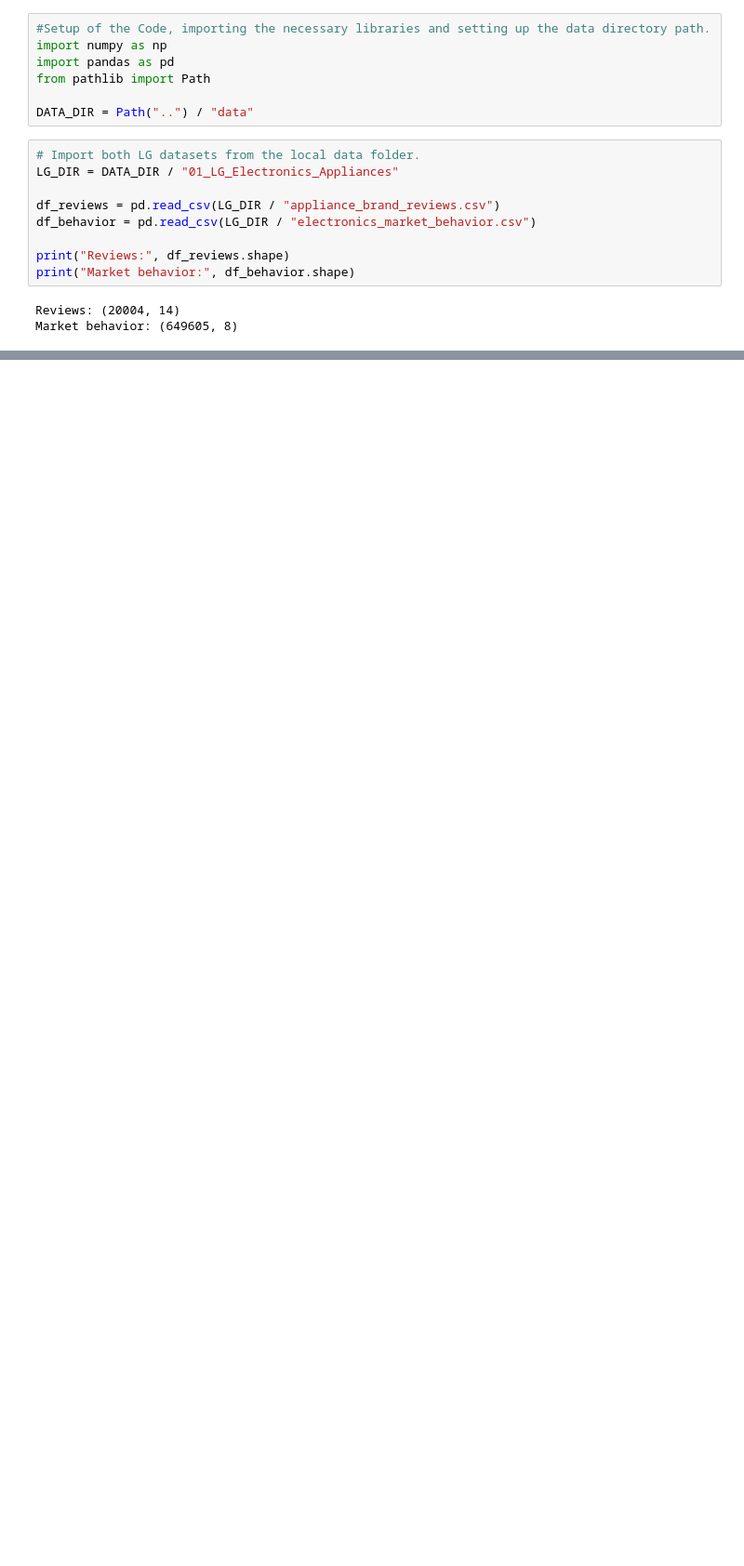
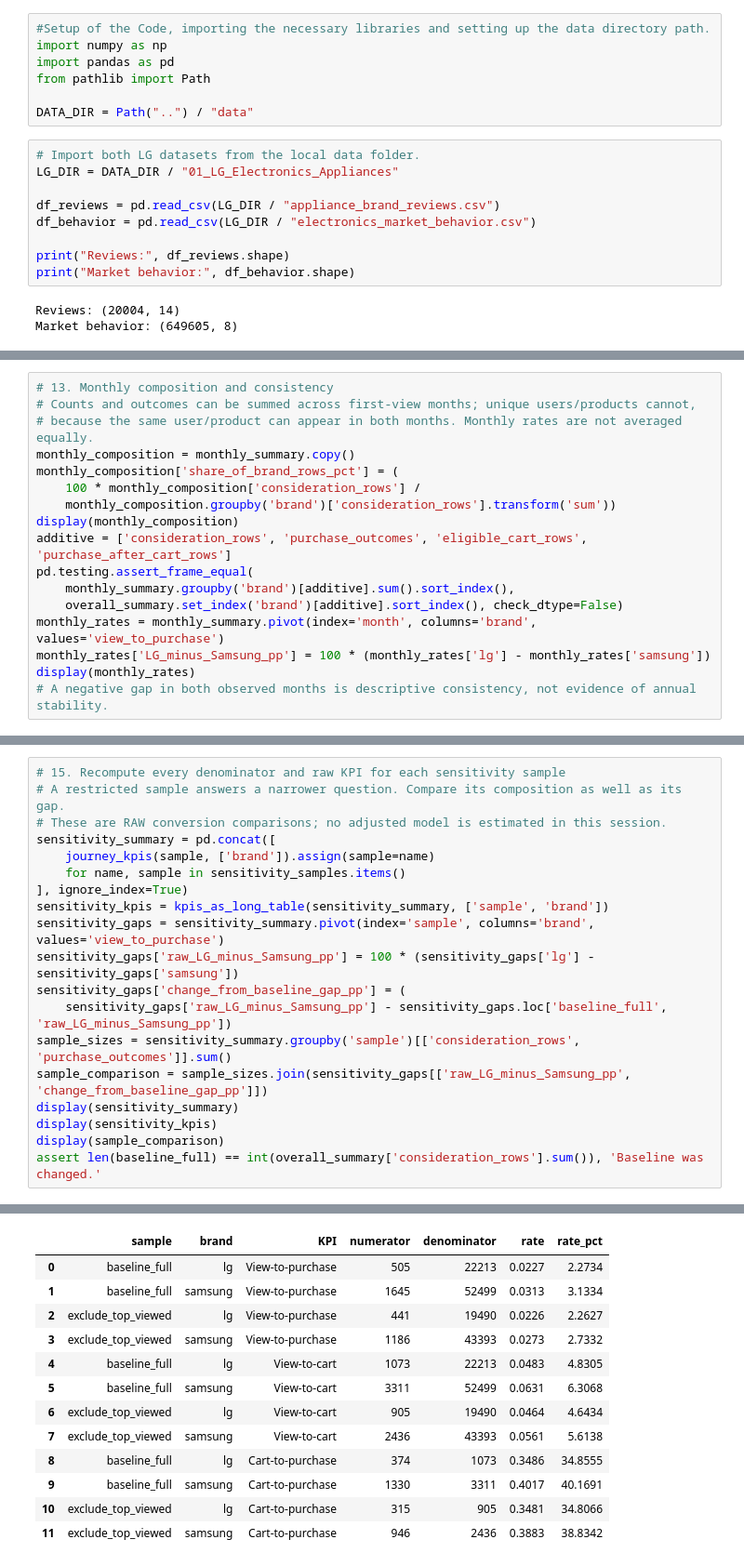
Before and after one commit to Dod0ria/Marketing-Project, a Jupyter notebook: Edoardo_notebook.ipynb, the cells around one changed output, grey strips where cells are left out. Shown at 93% size. Drawn from its saved outputs; the diff is of its cells as text; blank space fills up the shorter version.

```diff
--- a/Edoardo_notebook.ipynb
+++ b/Edoardo_notebook.ipynb
@@ -441,0 +597,17 @@ No price filter has been applied.
+# %%
+# 13. Monthly composition and consistency
+# Counts and outcomes can be summed across first-view months; unique users/products cannot,
+# because the same user/product can appear in both months. Monthly rates are not averaged equally.
+monthly_composition = monthly_summary.copy()
+monthly_composition['share_of_brand_rows_pct'] = (
+    100 * monthly_composition['consideration_rows'] /
+    monthly_composition.groupby('brand')['consideration_rows'].transform('sum'))
+display(monthly_composition)
+additive = ['consideration_rows', 'purchase_outcomes', 'eligible_cart_rows', 'purchase_after_cart_rows']
+pd.testing.assert_frame_equal(
+    monthly_summary.groupby('brand')[additive].sum().sort_index(),
+    overall_summary.set_index('brand')[additive].sort_index(), check_dtype=False)
+monthly_rates = monthly_summary.pivot(index='month', columns='brand', values='view_to_purchase')
+monthly_rates['LG_minus_Samsung_pp'] = 100 * (monthly_rates['lg'] - monthly_rates['samsung'])
+display(monthly_rates)
+# A negative gap in both observed months is descriptive consistency, not evidence of annual stability.
@@ -441,0 +664,20 @@ No price filter has been applied.
+# %%
+# 15. Recompute every denominator and raw KPI for each sensitivity sample
+# A restricted sample answers a narrower question. Compare its composition as well as its gap.
+# These are RAW conversion comparisons; no adjusted model is estimated in this session.
+sensitivity_summary = pd.concat([
+    journey_kpis(sample, ['brand']).assign(sample=name)
+    for name, sample in sensitivity_samples.items()
+], ignore_index=True)
+sensitivity_kpis = kpis_as_long_table(sensitivity_summary, ['sample', 'brand'])
+sensitivity_gaps = sensitivity_summary.pivot(index='sample', columns='brand', values='view_to_purchase')
+sensitivity_gaps['raw_LG_minus_Samsung_pp'] = 100 * (sensitivity_gaps['lg'] - sensitivity_gaps['samsung'])
+sensitivity_gaps['change_from_baseline_gap_pp'] = (
+    sensitivity_gaps['raw_LG_minus_Samsung_pp'] - sensitivity_gaps.loc['baseline_full', 'raw_LG_minus_Samsung_pp'])
+sample_sizes = sensitivity_summary.groupby('sample')[['consideration_rows', 'purchase_outcomes']].sum()
+sample_comparison = sample_sizes.join(sensitivity_gaps[['raw_LG_minus_Samsung_pp', 'change_from_baseline_gap_pp']])
+display(sensitivity_summary)
+display(sensitivity_kpis)
+display(sample_comparison)
+assert len(baseline_full) == int(overall_summary['consideration_rows'].sum()), 'Baseline was changed.'
+# %% [output]
@@ -441,0 +689,13 @@ No price filter has been applied.
+|  | sample | brand | KPI | numerator | denominator | rate | rate_pct |
+| 0 | baseline_full | lg | View-to-purchase | 505 | 22213 | 0.0227 | 2.2734 |
+| 1 | baseline_full | samsung | View-to-purchase | 1645 | 52499 | 0.0313 | 3.1334 |
+| 2 | exclude_top_viewed | lg | View-to-purchase | 441 | 19490 | 0.0226 | 2.2627 |
+| 3 | exclude_top_viewed | samsung | View-to-purchase | 1186 | 43393 | 0.0273 | 2.7332 |
+| 4 | baseline_full | lg | View-to-cart | 1073 | 22213 | 0.0483 | 4.8305 |
+| 5 | baseline_full | samsung | View-to-cart | 3311 | 52499 | 0.0631 | 6.3068 |
+| 6 | exclude_top_viewed | lg | View-to-cart | 905 | 19490 | 0.0464 | 4.6434 |
+| 7 | exclude_top_viewed | samsung | View-to-cart | 2436 | 43393 | 0.0561 | 5.6138 |
+| 8 | baseline_full | lg | Cart-to-purchase | 374 | 1073 | 0.3486 | 34.8555 |
+| 9 | baseline_full | samsung | Cart-to-purchase | 1330 | 3311 | 0.4017 | 40.1691 |
+| 10 | exclude_top_viewed | lg | Cart-to-purchase | 315 | 905 | 0.3481 | 34.8066 |
+| 11 | exclude_top_viewed | samsung | Cart-to-purchase | 946 | 2436 | 0.3883 | 38.8342 |
```
Also changed, not shown: parts of 32 cells of this notebook.
